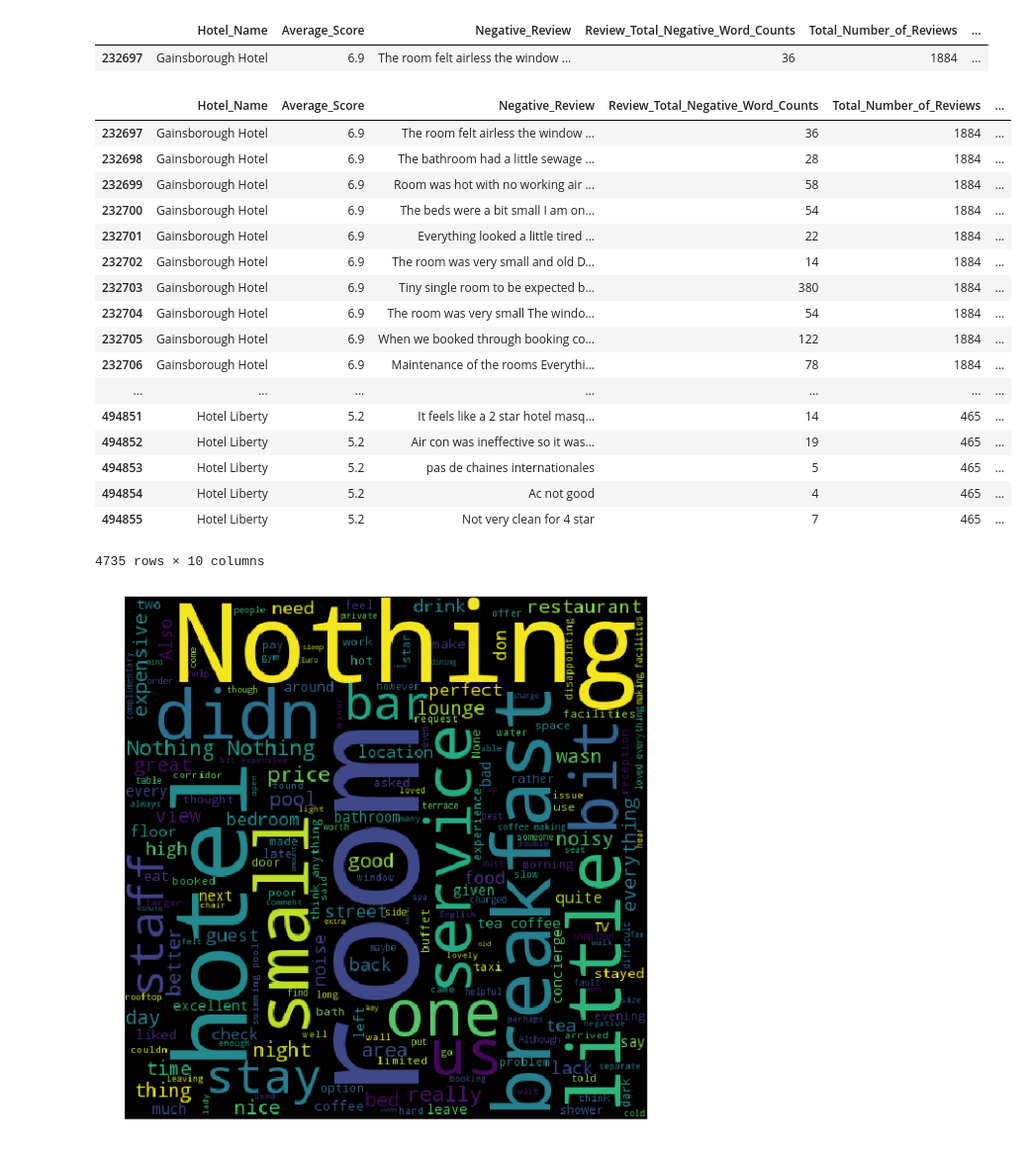
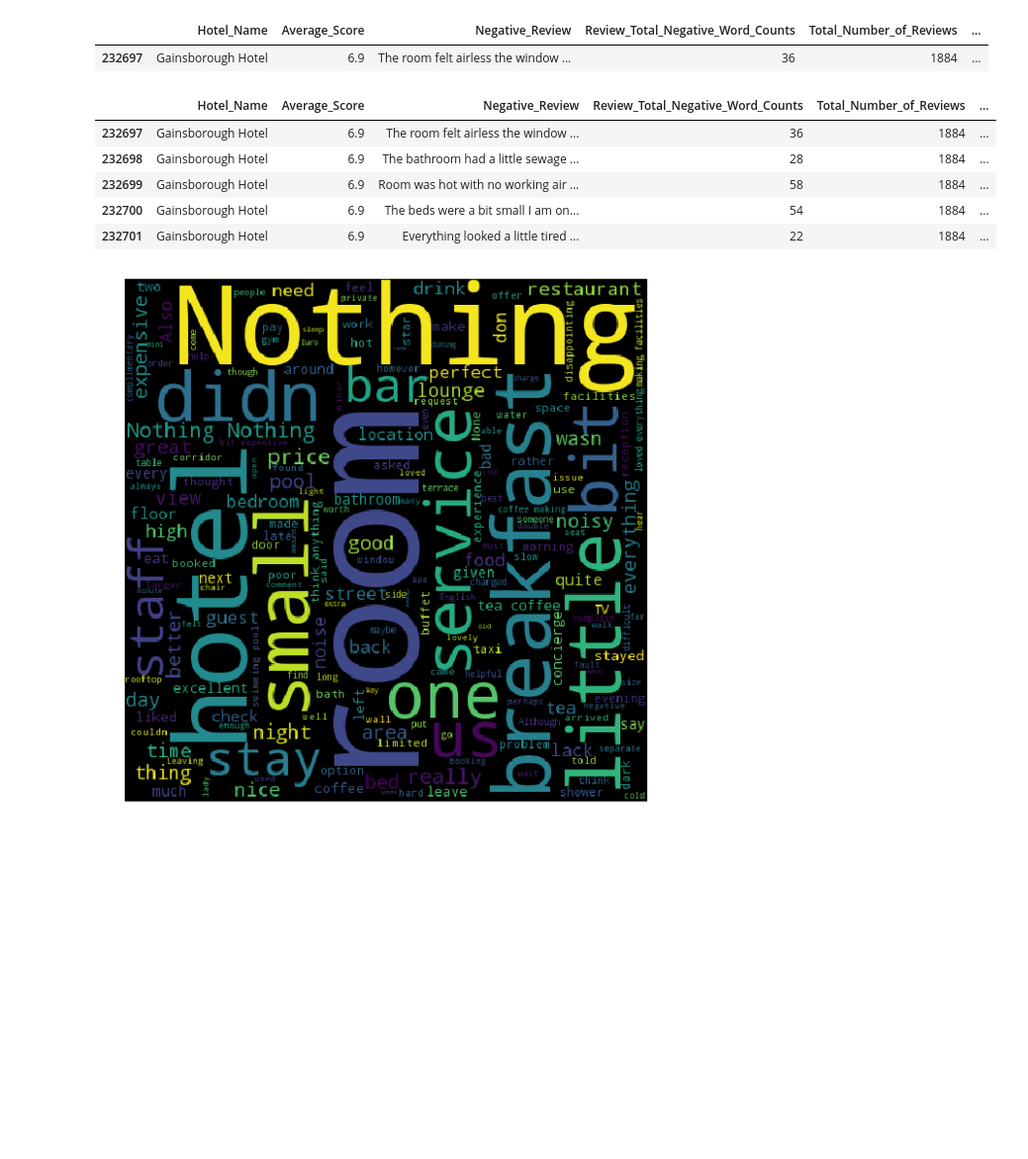
Before and after one commit to nhamler/MIS_665_Project, a Jupyter notebook: Project MIS 665 - Vacation to Europe made easier by Data Science.ipynb, the cells around one changed output. Shown at 99% size. Cells and saved outputs as stored; diff of their text form; code cells hidden in the pictures; blank space fills up the shorter version.

```diff
--- a/Project MIS 665 - Vacation to Europe made easier by Data Science.ipynb
+++ b/Project MIS 665 - Vacation to Europe made easier by Data Science.ipynb
@@ -399,28 +387,16 @@ Bottom10.head(1)
 # %%
 Bottom10.replace('No Positive', ' ')
 Bottom10.replace('None', ' ')
 Bottom10.replace('Nothing', ' ')
 Bottom10.replace('nothing', ' ')
-Bottom10
+Bottom10.head()
 # %% [output]
 |  | Hotel_Name | Average_Score | Negative_Review | Review_Total_Negative_Word_Counts | Total_Number_of_Reviews | ... |
 | 232697 | Gainsborough Hotel | 6.9 | The room felt airless the window ... | 36 | 1884 | ... |
 | 232698 | Gainsborough Hotel | 6.9 | The bathroom had a little sewage ... | 28 | 1884 | ... |
 | 232699 | Gainsborough Hotel | 6.9 | Room was hot with no working air ... | 58 | 1884 | ... |
 | 232700 | Gainsborough Hotel | 6.9 | The beds were a bit small I am on... | 54 | 1884 | ... |
 | 232701 | Gainsborough Hotel | 6.9 | Everything looked a little tired ... | 22 | 1884 | ... |
-| 232702 | Gainsborough Hotel | 6.9 | The room was very small and old D... | 14 | 1884 | ... |
-| 232703 | Gainsborough Hotel | 6.9 | Tiny single room to be expected b... | 380 | 1884 | ... |
-| 232704 | Gainsborough Hotel | 6.9 | The room was very small The windo... | 54 | 1884 | ... |
-| 232705 | Gainsborough Hotel | 6.9 | When we booked through booking co... | 122 | 1884 | ... |
-| 232706 | Gainsborough Hotel | 6.9 | Maintenance of the rooms Everythi... | 78 | 1884 | ... |
-| ... | ... | ... | ... | ... | ... | ... |
-| 494851 | Hotel Liberty | 5.2 | It feels like a 2 star hotel masq... | 14 | 465 | ... |
-| 494852 | Hotel Liberty | 5.2 | Air con was ineffective so it was... | 19 | 465 | ... |
-| 494853 | Hotel Liberty | 5.2 | pas de chaines internationales | 5 | 465 | ... |
-| 494854 | Hotel Liberty | 5.2 | Ac not good | 4 | 465 | ... |
-| 494855 | Hotel Liberty | 5.2 | Not very clean for 4 star | 7 | 465 | ... |
-4735 rows × 10 columns
 # %%
 # Analyzing text columns from original dataset of top 10 Hotels
 wordcloud = WordCloud(width = 500, height = 500).generate(','.join(Top10['Negative_Review']))
```
Also changed, not shown: parts of 3 cells of this notebook.
